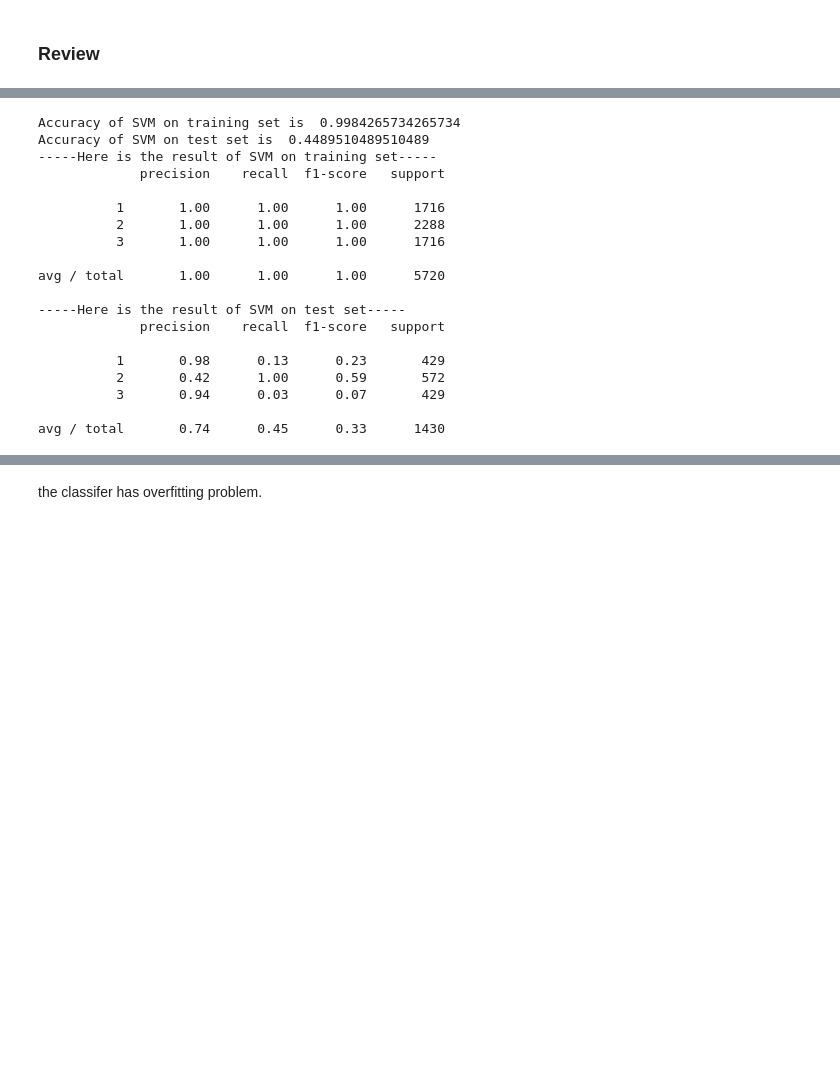
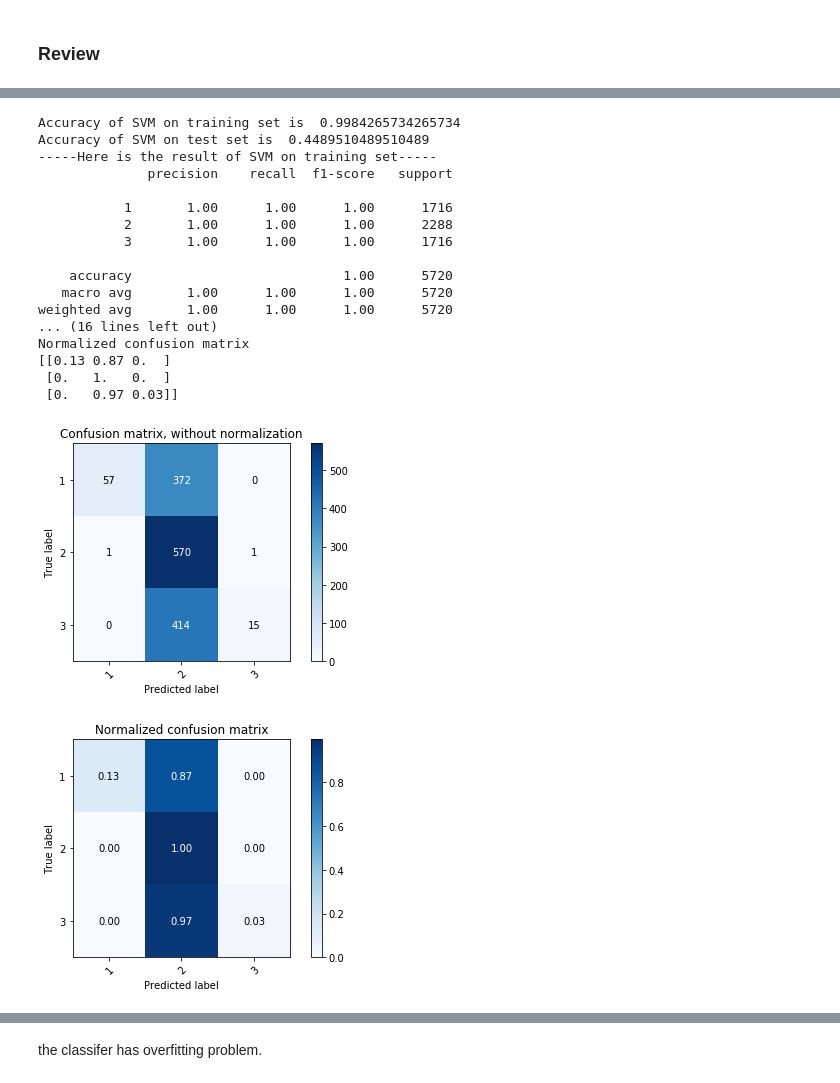
Before and after one commit to SeverineSoltani/COGS108_Project, a Jupyter notebook: COGS 108 Project.ipynb, the cells around one changed output, grey strips where cells are left out. Drawn from its saved outputs; the diff is of its cells as text; code cells hidden in the pictures; blank space fills up the shorter version.

```diff
--- a/COGS 108 Project.ipynb
+++ b/COGS 108 Project.ipynb
@@ -438,37 +513,53 @@ X_train,X_test, y_train, y_test =train_test_split(X,y,test_size=0.20, random_sta
 # %%
 # SVM
 svm = SVC()
-svm.fit(X_train, y_train)
+svm = svm.fit(X_train, y_train)
 print('Accuracy of SVM on training set is ', svm.score(X_train, y_train))
 print('Accuracy of SVM on test set is ', svm.score(X_test, y_test))
 
 predictions_train_svm = svm.predict(X_train)
 predictions_test_svm = svm.predict(X_test)
 
 print("-----Here is the result of SVM on training set-----")
 print(classification_report(y_train,predictions_train_svm))
 print("-----Here is the result of SVM on test set-----")
 print(classification_report(y_test,predictions_test_svm))
+
+
+y_test = np.array(y_test)
+y_test = np.reshape(y_test,(1430,1))
+predictions_test_svm = np.reshape(predictions_test_svm,(1430,1))
+np.set_printoptions(precision=2)
+
+# Plot non-normalized confusion matrix
+plot_confusion_matrix(y_test, predictions_test_svm, classes=[1,2,3],
+                      title='Confusion matrix, without normalization')
+
+# Plot normalized confusion matrix
+plot_confusion_matrix(y_test, predictions_test_svm, classes=[1,2,3], normalize=True,
+                      title='Normalized confusion matrix')
+
+plt.show()
 # %% [output]
 Accuracy of SVM on training set is  0.9984265734265734
 Accuracy of SVM on test set is  0.4489510489510489
 -----Here is the result of SVM on training set-----
-             precision    recall  f1-score   support
+              precision    recall  f1-score   support
 
-          1       1.00      1.00      1.00      1716
-          2       1.00      1.00      1.00      2288
-          3       1.00      1.00      1.00      1716
+           1       1.00      1.00      1.00      1716
+           2       1.00      1.00      1.00      2288
+           3       1.00      1.00      1.00      1716
 
-avg / total       1.00      1.00      1.00      5720
-
------Here is the result of SVM on test set-----
-             precision    recall  f1-score   support
-
-          1       0.98      0.13      0.23       429
-          2       0.42      1.00      0.59       572
-          3       0.94      0.03      0.07       429
-
-avg / total       0.74      0.45      0.33      1430
+    accuracy                           1.00      5720
+   macro avg       1.00      1.00      1.00      5720
+weighted avg       1.00      1.00      1.00      5720
+... (16 lines left out)
+Normalized confusion matrix
+[[0.13 0.87 0.  ]
+ [0.   1.   0.  ]
+ [0.   0.97 0.03]]
+[figure, added]
+[figure, added]
 # %%
 # Decision Tree
 decisionTree = DecisionTreeClassifier()
```
Also changed, not shown: parts of 15 cells of this notebook.
